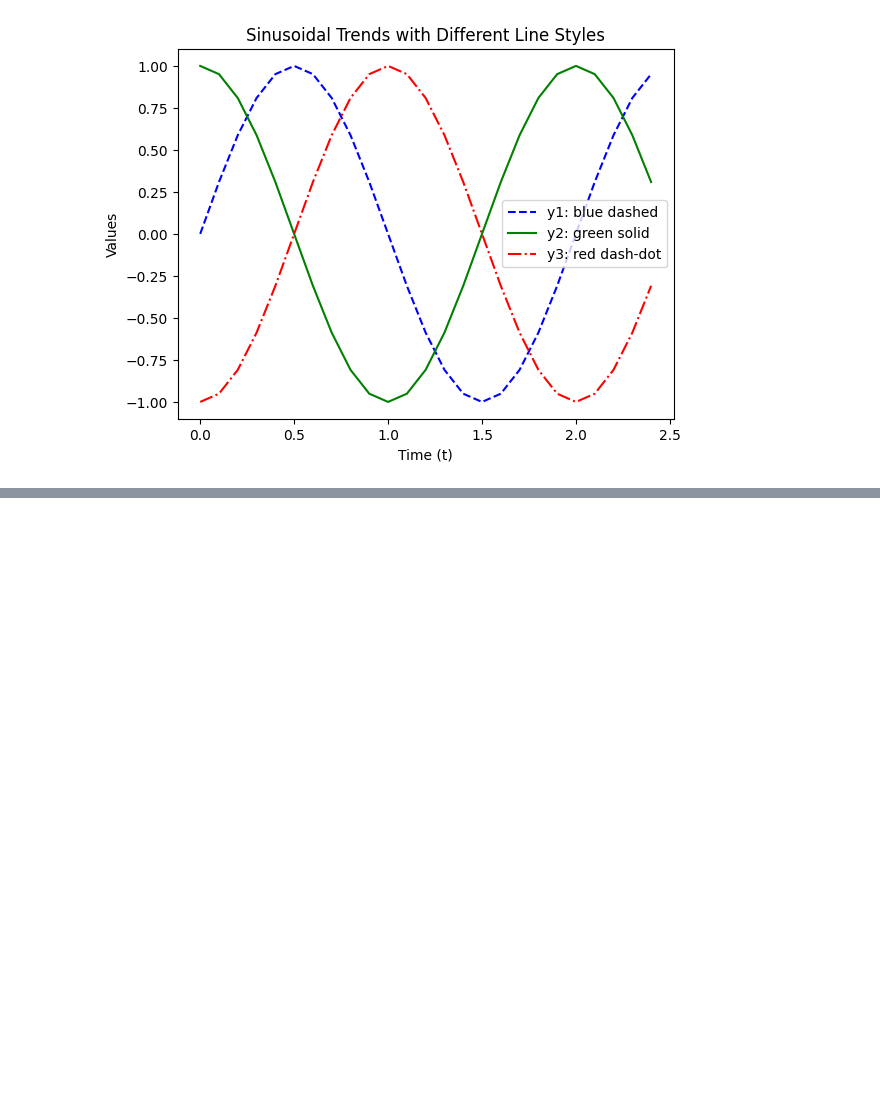
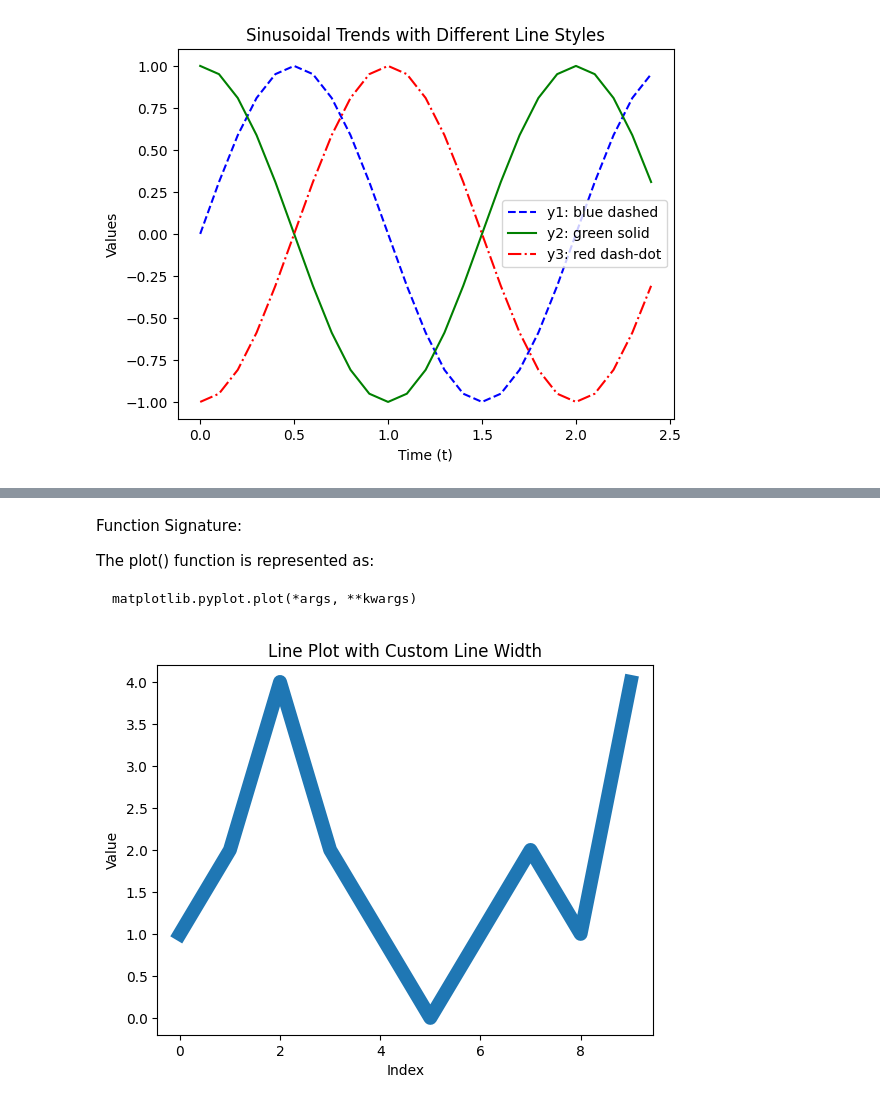
Before and after one commit to ShilpaVasista/PDA---23CSE313, a Jupyter notebook: Module_5_DV_with_matplotlib.ipynb, the cells around one changed output, grey strips where cells are left out. Saved outputs shown, nothing was run; the diff lists cells and outputs as text; code cells hidden in the pictures; blank space fills up the shorter version.

```diff
--- a/Module_5_DV_with_matplotlib.ipynb
+++ b/Module_5_DV_with_matplotlib.ipynb
@@ -243,0 +256,24 @@ plt.show()
+# %% [markdown]
+Function Signature:
+
+The plot() function is represented as:
+
+    matplotlib.pyplot.plot(*args, **kwargs)
+# %%
+import matplotlib.pyplot as plt
+
+# Data for the plot
+y = [1, 2, 4, 2, 1, 0, 1, 2, 1, 4]
+
+# Create a plot with customized line width
+plt.plot(y, linewidth=10.0)  # Set line thickness to 2.0
+
+# Add title and labels for clarity
+plt.title("Line Plot with Custom Line Width")
+plt.xlabel("Index")
+plt.ylabel("Value")
+
+# Display the plot
+plt.show()
+# %% [output]
+[figure, added]
```
Also changed, not shown: parts of 30 cells of this notebook.
